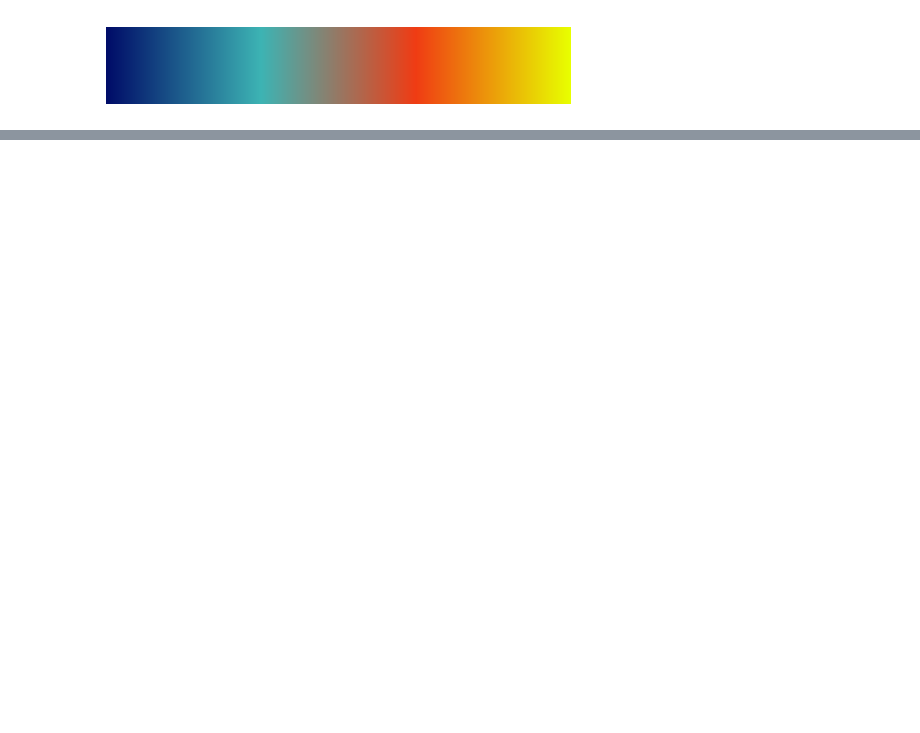
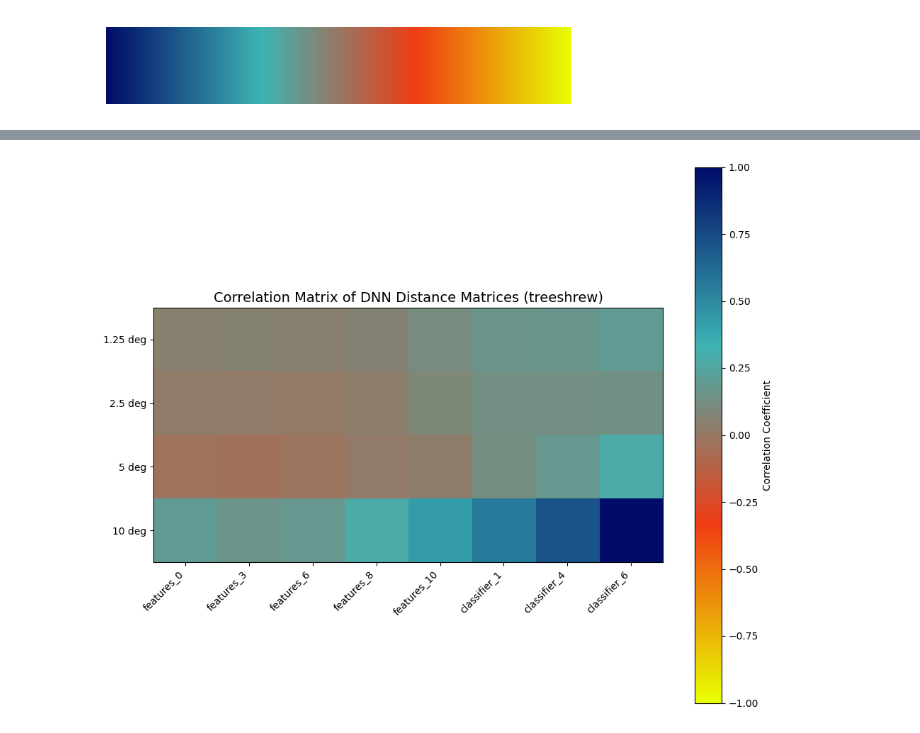
Before and after one commit to emeyer121/TreeShrewObjectRecognition, a Jupyter notebook: 3_retinalModeling/compareISETBioReconDNN.ipynb, the cells around one changed output, grey strips where cells are left out. Cells and saved outputs as stored; diff of their text form; code cells hidden in the pictures; blank space fills up the shorter version.

```diff
--- a/3_retinalModeling/compareISETBioReconDNN.ipynb
+++ b/3_retinalModeling/compareISETBioReconDNN.ipynb
@@ -181,3 +199,44 @@ Max value index in dist_dict[0,0]: (3, 86)
+# %%
+from scipy.stats import pearsonr
+
+# Build a correlation matrix of the lower diagonal of  all image sizes and layers correlated with the 10 deg, classifier_6 layer
+# Get the reference matrix (last image size, last layer)
+reference_key = f'ImgSize_{imgSize[-1]}_Layer_{layer_names[-1].replace(".", "_")}'
+reference_matrix = dist_dict[reference_key]
+reference_tril = reference_matrix[np.triu_indices_from(reference_matrix, k=1)]
+
+# Build correlation vector for all matrices against the reference
+matrices = []
+matrix_labels = []
+correlation_matrix = np.zeros((len(imgSize), len(layer_names)))
+correlation_p_values = np.zeros((len(imgSize), len(layer_names)))
+
+for im_idx, img_size in enumerate(imgSize):
+    for layer_idx, layer_name in enumerate(layer_names):
+        key = f'ImgSize_{img_size}_Layer_{layer_name.replace(".", "_")}'
+        matrix = dist_dict[key]
+        matrices.append(matrix)
+        matrix_labels.append(f'{img_size}_{layer_name.replace(".", "_")}')
+
+        # Compute correlation with reference
+        matrix_tril = matrix[np.triu_indices_from(matrix, k=1)]
+        correlation, p_value = pearsonr(matrix_tril, reference_tril)
+        correlation_matrix[im_idx, layer_idx] = correlation
+        correlation_p_values[im_idx, layer_idx] = p_value
+
+# Plot correlation matrix with inverted colormap
+plt.figure(figsize=(10,8))
+plt.imshow(correlation_matrix, cmap=custom_cmap.reversed(), vmin=-1, vmax=1)
+plt.colorbar(label='Correlation Coefficient')
+plt.xticks(ticks=range(len(layer_names)), labels=[name.replace('.', '_') for name in layer_names], rotation=45, ha='right')
+plt.yticks(ticks=range(len(imgSize)), labels=[str(size) + ' deg' for size in imgSize])
+plt.title(f'Correlation Matrix of DNN Distance Matrices ({species})', fontsize=14)
+plt.tight_layout()
+plt.savefig(f'./DNNDistanceData/{species}_DNNFullCorrelationMatrix.png', dpi=300)
+plt.savefig(f'./DNNDistanceData/{species}_DNNFullCorrelationMatrix.svg', dpi=300)
+plt.show()
+# %% [output]
+[figure, added]
 # %%
 treeshrew_dist = np.load('./DNNDistanceData/treeshrewDistMat.npy', allow_pickle=True).item()
 human_dist = np.load('./DNNDistanceData/humanDistMat.npy', allow_pickle=True).item()
```
Also changed, not shown: parts of 4 cells of this notebook, 1 other file.
